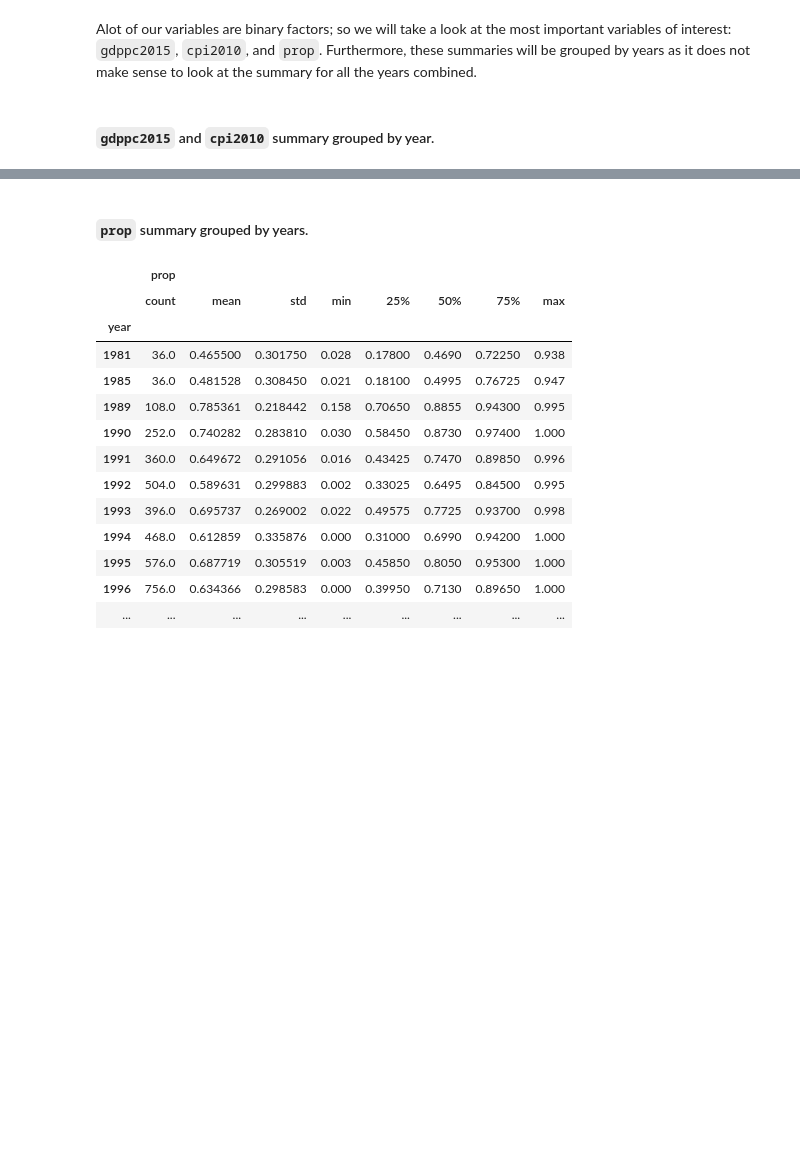
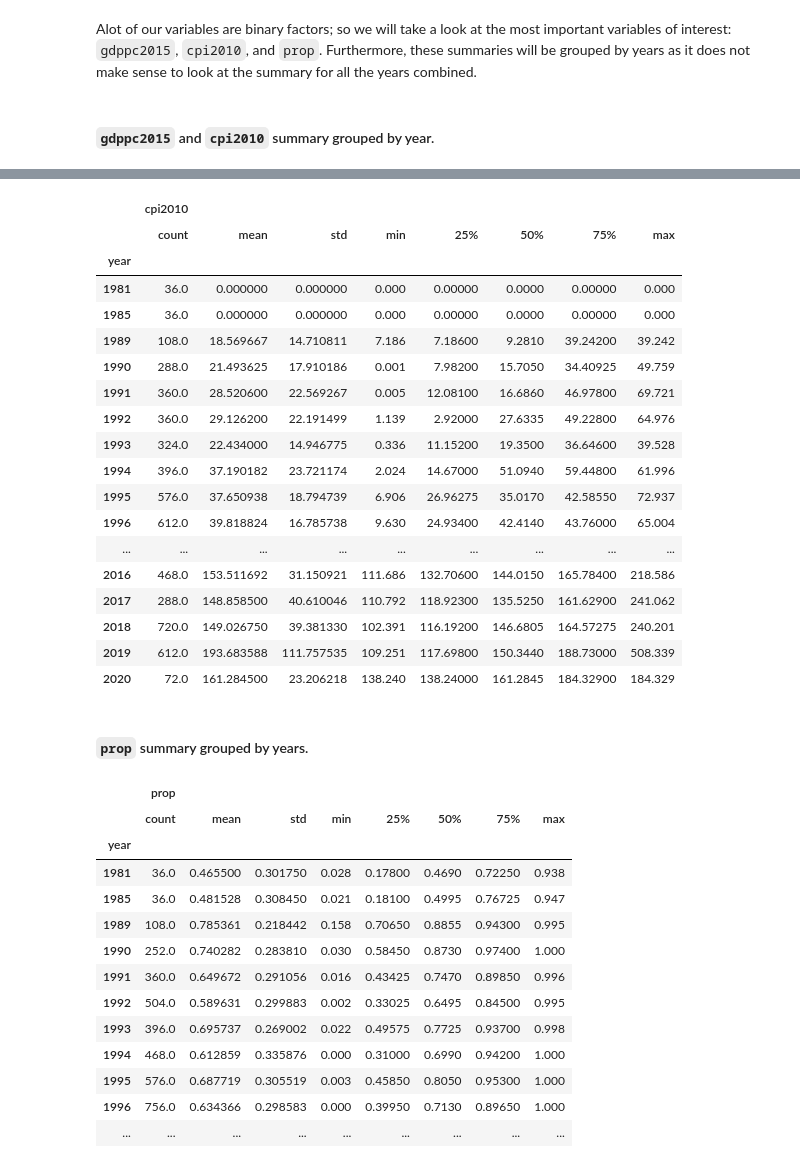
Before and after one commit to TheYibster/-Pstat100-Data-Science, a Jupyter notebook: CP1/project-plan-report.ipynb, the cells around one changed output, grey strips where cells are left out. Cells and saved outputs as stored; diff of their text form; code cells hidden in the pictures; blank space fills up the shorter version.

```diff
--- a/CP1/project-plan-report.ipynb
+++ b/CP1/project-plan-report.ipynb
@@ -176,3 +175,25 @@ Upon first glance `gdppc2015` fluctuates as time changes. However, there is a cl
+# %%
+data_tidy.loc[:, ['year','cpi2010']].groupby('year').describe()
+# %% [output]
+|  | cpi2010 |  |  |  |  |  |  |  |
+|  | count | mean | std | min | 25% | 50% | 75% | max |
+| year |  |  |  |  |  |  |  |  |
+| 1981 | 36.0 | 0.000000 | 0.000000 | 0.000 | 0.00000 | 0.0000 | 0.00000 | 0.000 |
+| 1985 | 36.0 | 0.000000 | 0.000000 | 0.000 | 0.00000 | 0.0000 | 0.00000 | 0.000 |
+| 1989 | 108.0 | 18.569667 | 14.710811 | 7.186 | 7.18600 | 9.2810 | 39.24200 | 39.242 |
+| 1990 | 288.0 | 21.493625 | 17.910186 | 0.001 | 7.98200 | 15.7050 | 34.40925 | 49.759 |
+| 1991 | 360.0 | 28.520600 | 22.569267 | 0.005 | 12.08100 | 16.6860 | 46.97800 | 69.721 |
+| 1992 | 360.0 | 29.126200 | 22.191499 | 1.139 | 2.92000 | 27.6335 | 49.22800 | 64.976 |
+| 1993 | 324.0 | 22.434000 | 14.946775 | 0.336 | 11.15200 | 19.3500 | 36.64600 | 39.528 |
+| 1994 | 396.0 | 37.190182 | 23.721174 | 2.024 | 14.67000 | 51.0940 | 59.44800 | 61.996 |
+| 1995 | 576.0 | 37.650938 | 18.794739 | 6.906 | 26.96275 | 35.0170 | 42.58550 | 72.937 |
+| 1996 | 612.0 | 39.818824 | 16.785738 | 9.630 | 24.93400 | 42.4140 | 43.76000 | 65.004 |
+| ... | ... | ... | ... | ... | ... | ... | ... | ... |
+| 2016 | 468.0 | 153.511692 | 31.150921 | 111.686 | 132.70600 | 144.0150 | 165.78400 | 218.586 |
+| 2017 | 288.0 | 148.858500 | 40.610046 | 110.792 | 118.92300 | 135.5250 | 161.62900 | 241.062 |
+| 2018 | 720.0 | 149.026750 | 39.381330 | 102.391 | 116.19200 | 146.6805 | 164.57275 | 240.201 |
+| 2019 | 612.0 | 193.683588 | 111.757535 | 109.251 | 117.69800 | 150.3440 | 188.73000 | 508.339 |
+| 2020 | 72.0 | 161.284500 | 23.206218 | 138.240 | 138.24000 | 161.2845 | 184.32900 | 184.329 |
 # %% [markdown]
 #### `prop` summary grouped by years.
 # %%
```
Also changed, not shown: parts of 20 cells of this notebook, 2 other files.
